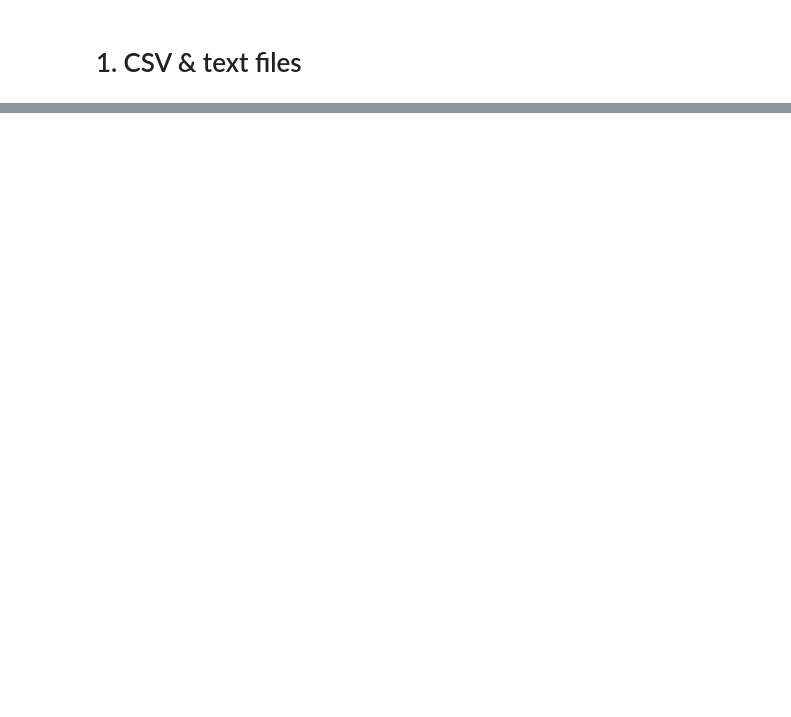
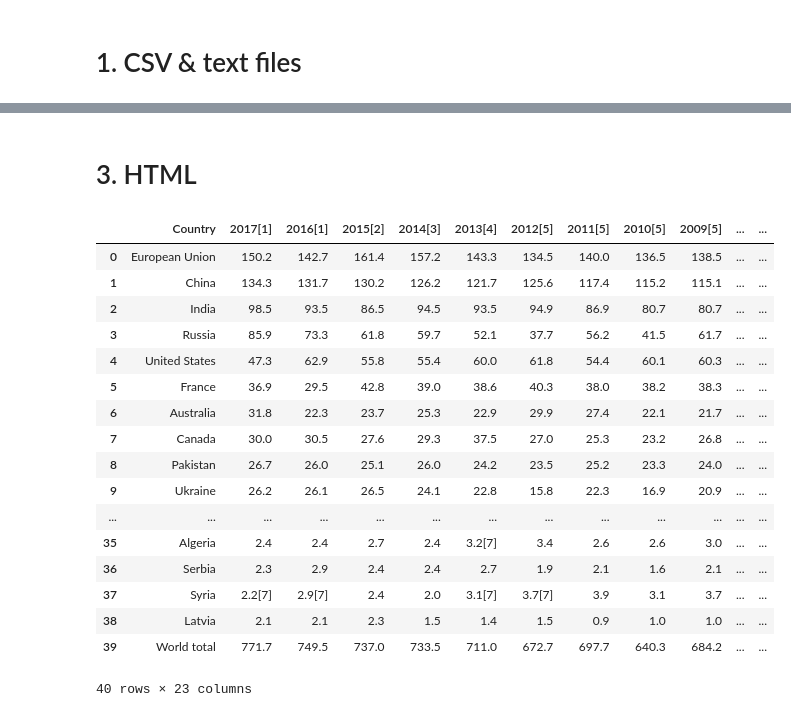
Before and after one commit to Tim-Abwao/learning-pandas, a Jupyter notebook: Going through the User Guide/IO tools.ipynb, the cells around one changed output, grey strips where cells are left out. Cells and saved outputs as stored; diff of their text form; code cells hidden in the pictures; blank space fills up the shorter version.

```diff
--- a/Going through the User Guide/IO tools.ipynb
+++ b/Going through the User Guide/IO tools.ipynb
@@ -4,0 +52,24 @@ import pandas as pd
+# %% [markdown]
+# 3. HTML
+# %%
+# reading from HTML
+pd.read_html('https://en.wikipedia.org/wiki/International_wheat_production_statistics')[0]
+# %% [output]
+|  | Country | 2017[1] | 2016[1] | 2015[2] | 2014[3] | 2013[4] | 2012[5] | 2011[5] | 2010[5] | 2009[5] | ... | ... |
+| 0 | European Union | 150.2 | 142.7 | 161.4 | 157.2 | 143.3 | 134.5 | 140.0 | 136.5 | 138.5 | ... | ... |
+| 1 | China | 134.3 | 131.7 | 130.2 | 126.2 | 121.7 | 125.6 | 117.4 | 115.2 | 115.1 | ... | ... |
+| 2 | India | 98.5 | 93.5 | 86.5 | 94.5 | 93.5 | 94.9 | 86.9 | 80.7 | 80.7 | ... | ... |
+| 3 | Russia | 85.9 | 73.3 | 61.8 | 59.7 | 52.1 | 37.7 | 56.2 | 41.5 | 61.7 | ... | ... |
+| 4 | United States | 47.3 | 62.9 | 55.8 | 55.4 | 60.0 | 61.8 | 54.4 | 60.1 | 60.3 | ... | ... |
+| 5 | France | 36.9 | 29.5 | 42.8 | 39.0 | 38.6 | 40.3 | 38.0 | 38.2 | 38.3 | ... | ... |
+| 6 | Australia | 31.8 | 22.3 | 23.7 | 25.3 | 22.9 | 29.9 | 27.4 | 22.1 | 21.7 | ... | ... |
+| 7 | Canada | 30.0 | 30.5 | 27.6 | 29.3 | 37.5 | 27.0 | 25.3 | 23.2 | 26.8 | ... | ... |
+| 8 | Pakistan | 26.7 | 26.0 | 25.1 | 26.0 | 24.2 | 23.5 | 25.2 | 23.3 | 24.0 | ... | ... |
+| 9 | Ukraine | 26.2 | 26.1 | 26.5 | 24.1 | 22.8 | 15.8 | 22.3 | 16.9 | 20.9 | ... | ... |
+| ... | ... | ... | ... | ... | ... | ... | ... | ... | ... | ... | ... | ... |
+| 35 | Algeria | 2.4 | 2.4 | 2.7 | 2.4 | 3.2[7] | 3.4 | 2.6 | 2.6 | 3.0 | ... | ... |
+| 36 | Serbia | 2.3 | 2.9 | 2.4 | 2.4 | 2.7 | 1.9 | 2.1 | 1.6 | 2.1 | ... | ... |
+| 37 | Syria | 2.2[7] | 2.9[7] | 2.4 | 2.0 | 3.1[7] | 3.7[7] | 3.9 | 3.1 | 3.7 | ... | ... |
+| 38 | Latvia | 2.1 | 2.1 | 2.3 | 1.5 | 1.4 | 1.5 | 0.9 | 1.0 | 1.0 | ... | ... |
+| 39 | World total | 771.7 | 749.5 | 737.0 | 733.5 | 711.0 | 672.7 | 697.7 | 640.3 | 684.2 | ... | ... |
+40 rows × 23 columns
```
Also changed, not shown: parts of 37 cells of this notebook, 2 other files.
